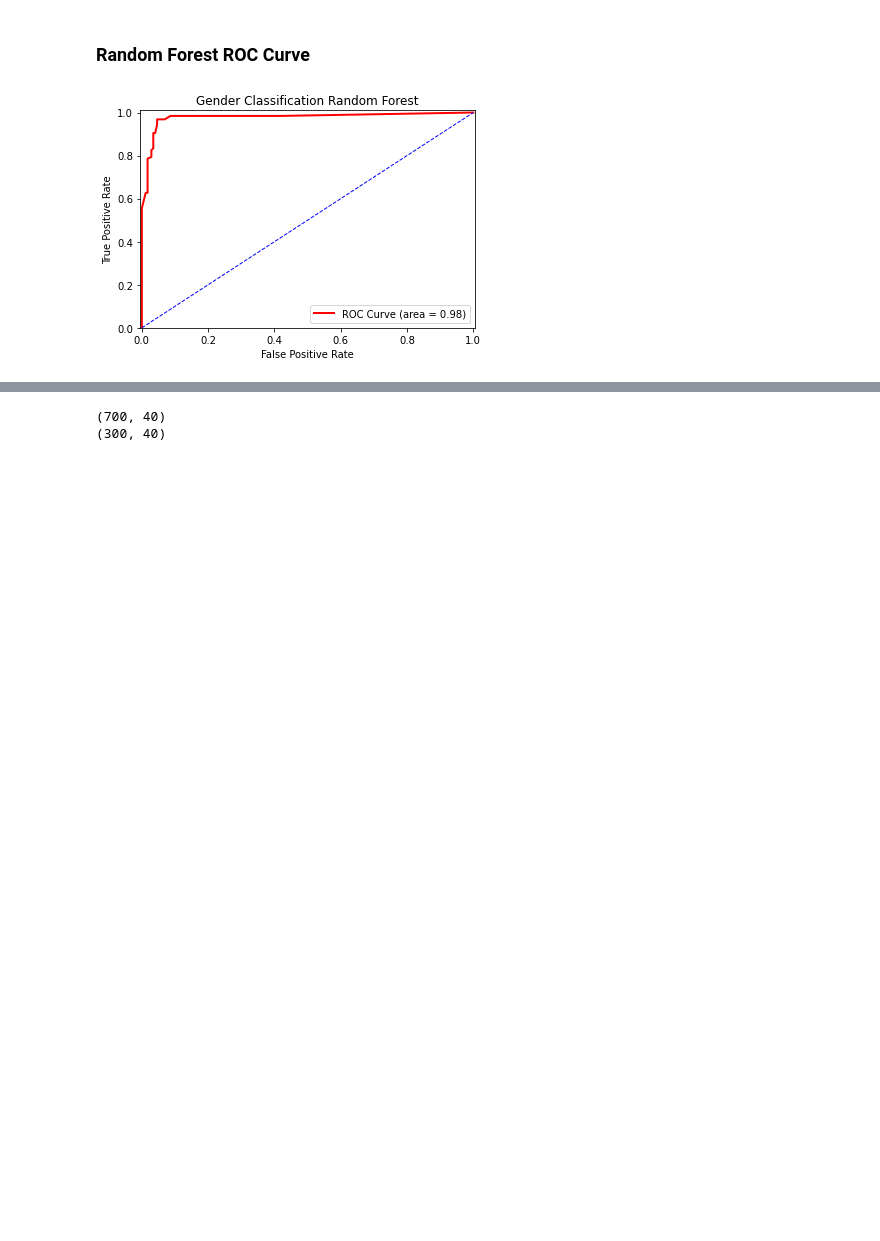
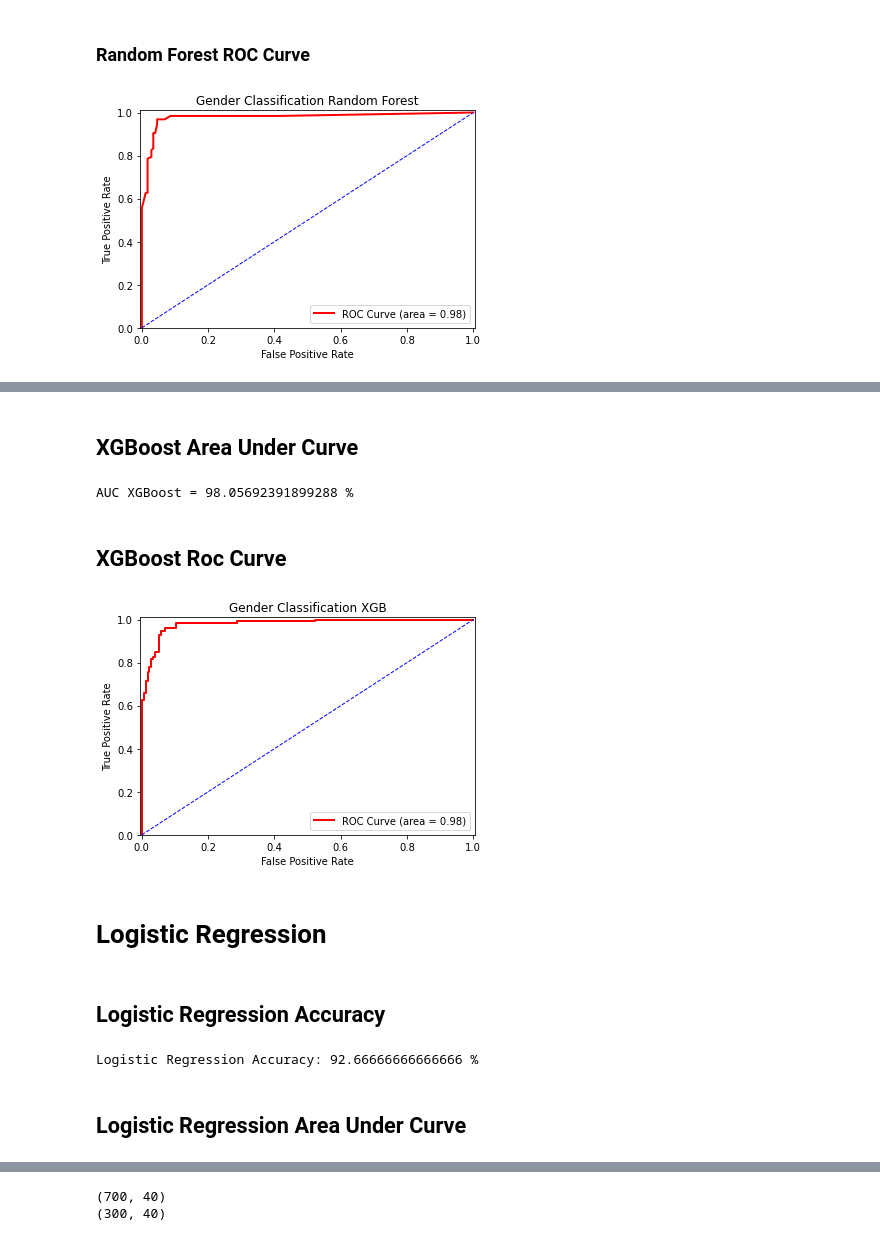
Before and after one commit to markkalaiji/GenderClassification, a Jupyter notebook: GenderClassification.ipynb, the cells around one changed output, grey strips where cells are left out. Cells and saved outputs as stored; diff of their text form; code cells hidden in the pictures; blank space fills up the shorter version.

```diff
--- a/GenderClassification.ipynb
+++ b/GenderClassification.ipynb
@@ -269,0 +359,68 @@ plt.show()
+# %% [markdown]
+## XGBoost Area Under Curve
+# %%
+# predict probability of 'Male'
+y_predict_prob_xgb = gender_xgb.predict_proba(X_test)
+
+# get tpr and fpr for auc
+from sklearn import metrics
+
+fpr_xgb, tpr_xgb, thresholds = metrics.roc_curve(y_test, y_predict_prob_xgb[:,1], pos_label=1)
+
+# auc
+AUC_xgb = metrics.auc(fpr_xgb, tpr_xgb)
+print('AUC XGBoost =',AUC_xgb*100,'%')
+# %% [output]
+AUC XGBoost = 98.05692391899288 %
+# %% [markdown]
+## XGBoost Roc Curve
+# %%
+# keep plot inside page
+%matplotlib inline
+
+plt.figure()
+
+# roc curve
+plt.plot(fpr_xgb, tpr_xgb, color='red', lw=2,
+         label='ROC Curve (area = %0.2f)' % AUC_xgb)
+
+# random guess line
+plt.plot([0, 1], [0, 1], color='blue', lw=1, linestyle='--')
+
+# defining the range of X-Axis and Y-Axis
+plt.xlim([-0.005, 1.005])
+plt.ylim([0.0, 1.01])
+
+# labels, title, legend
+plt.xlabel('False Positive Rate')
+plt.ylabel('True Positive Rate')
+plt.title('Gender Classification XGB')
+plt.legend(loc="lower right")
+
+plt.show()
+# %% [output]
+[figure, added]
+# %% [markdown]
+# Logistic Regression
+# %% [markdown]
+## Logistic Regression Accuracy
+# %%
+from sklearn.linear_model import LogisticRegression
+
+gender_lgr = LogisticRegression()
+
+# training on training set
+gender_lgr.fit(X_train, y_train)
+
+# testing on testing set
+y_predict_lgr = gender_lgr.predict(X_test)
+
+# calculate the accuracy
+from sklearn.metrics import accuracy_score
+
+accuracy_lgr = accuracy_score(y_test, y_predict_lgr)
+print('Logistic Regression Accuracy:',accuracy_lgr*100,'%')
+# %% [output]
+Logistic Regression Accuracy: 92.66666666666666 %
+# %% [markdown]
+## Logistic Regression Area Under Curve
```
Also changed, not shown: parts of 31 cells of this notebook.
